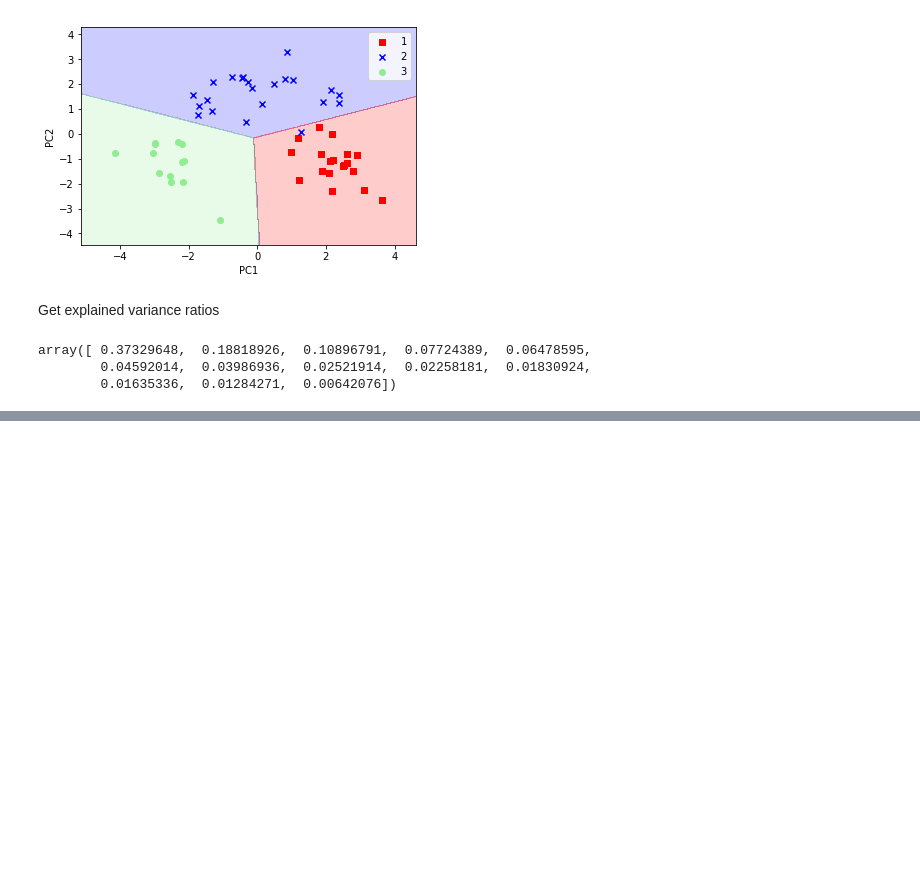
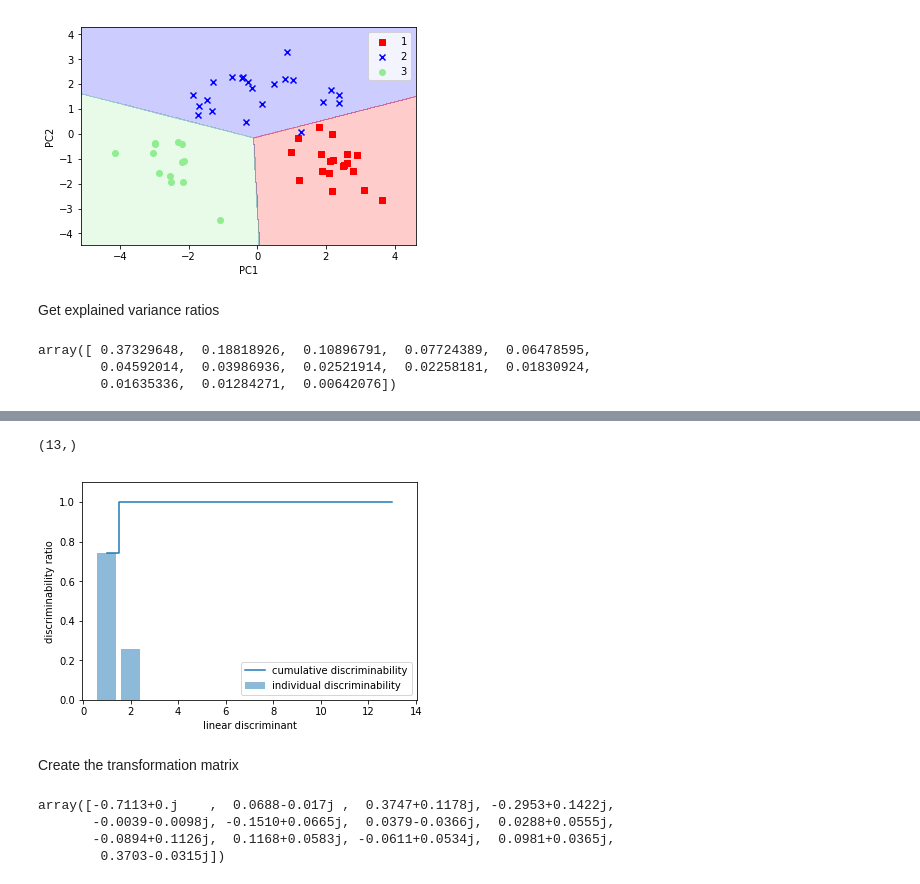
Before and after one commit to hehuilong/pml, a Jupyter notebook: Chapter_5.ipynb, the cells around one changed output, grey strips where cells are left out. Drawn from its saved outputs; the diff is of its cells as text; code cells hidden in the pictures; blank space fills up the shorter version.

```diff
--- a/Chapter_5.ipynb
+++ b/Chapter_5.ipynb
@@ -207,0 +250,2 @@ array([ 0.37329648,  0.18818926,  0.10896791,  0.07724389,  0.06478595,
+# %%
+eigen_vals, eigen_vecs = np.linalg.eig(np.linalg.inv(S_W).dot(S_B))
@@ -207,0 +279,29 @@ array([ 0.37329648,  0.18818926,  0.10896791,  0.07724389,  0.06478595,
+# %%
+tot = sum(eigen_vals.real)
+# %%
+discr = sorted(eigen_vals.real, reverse=True)/tot
+# %%
+cum_discr = np.cumsum(discr)
+# %%
+cum_discr.shape
+# %% [output]
+(13,)
+# %%
+plt.bar(range(1, d+1), discr, alpha=0.5, label='individual discriminability')
+plt.step(range(1, d+1), cum_discr, where='mid', label='cumulative discriminability')
+plt.ylabel('discriminability ratio')
+plt.xlabel('linear discriminant')
+plt.ylim([0, 1.1])
+plt.legend(loc='best')
+plt.show()
+# %% [output]
+[figure, added]
+# %% [markdown]
+Create the transformation matrix
+# %%
+eigen_vecs[:,4]
+# %% [output]
+array([-0.7113+0.j    ,  0.0688-0.017j ,  0.3747+0.1178j, -0.2953+0.1422j,
+       -0.0039-0.0098j, -0.1510+0.0665j,  0.0379-0.0366j,  0.0288+0.0555j,
+       -0.0894+0.1126j,  0.1168+0.0583j, -0.0611+0.0534j,  0.0981+0.0365j,
+        0.3703-0.0315j])
```
Also changed, not shown: parts of 43 cells of this notebook.
